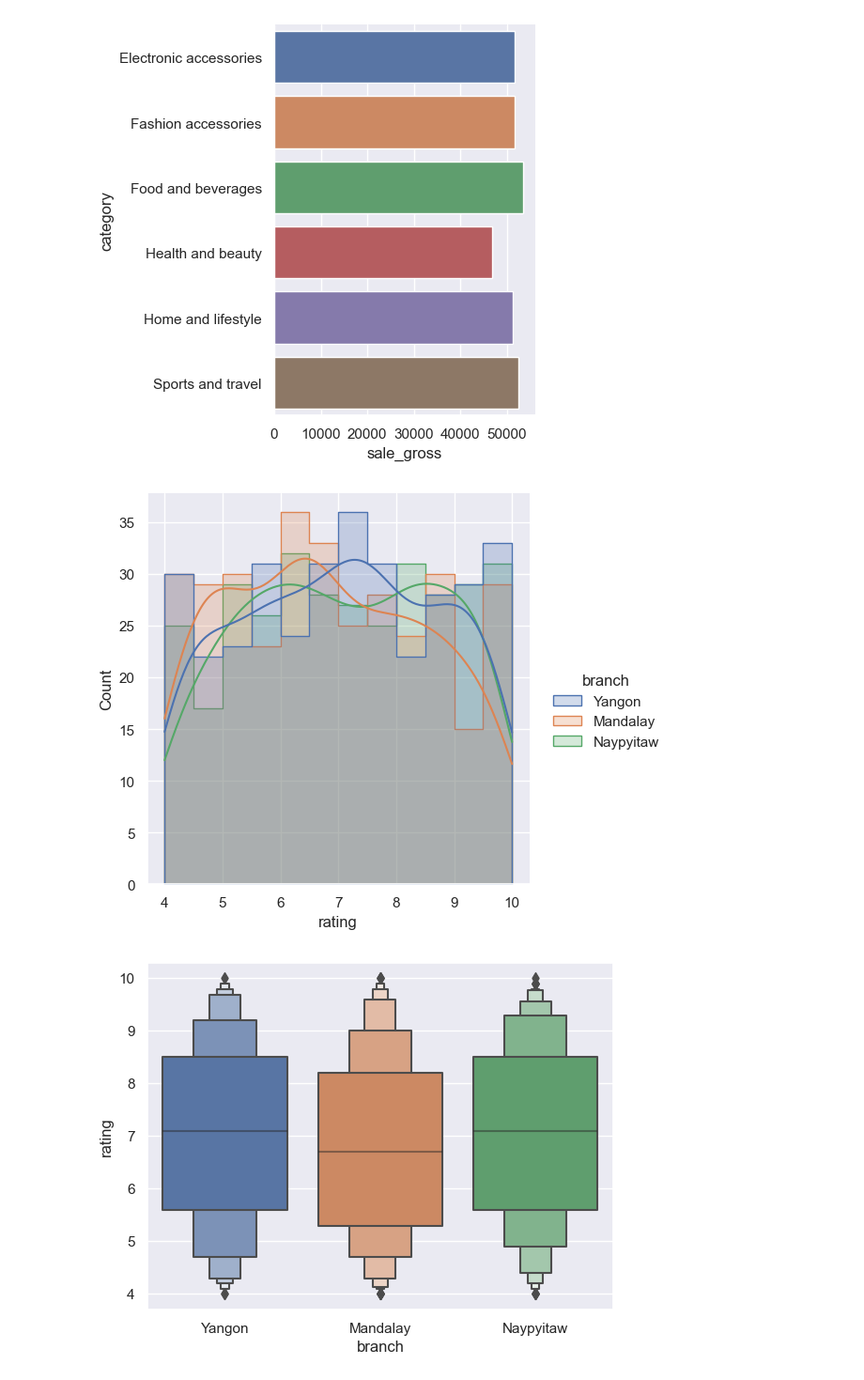
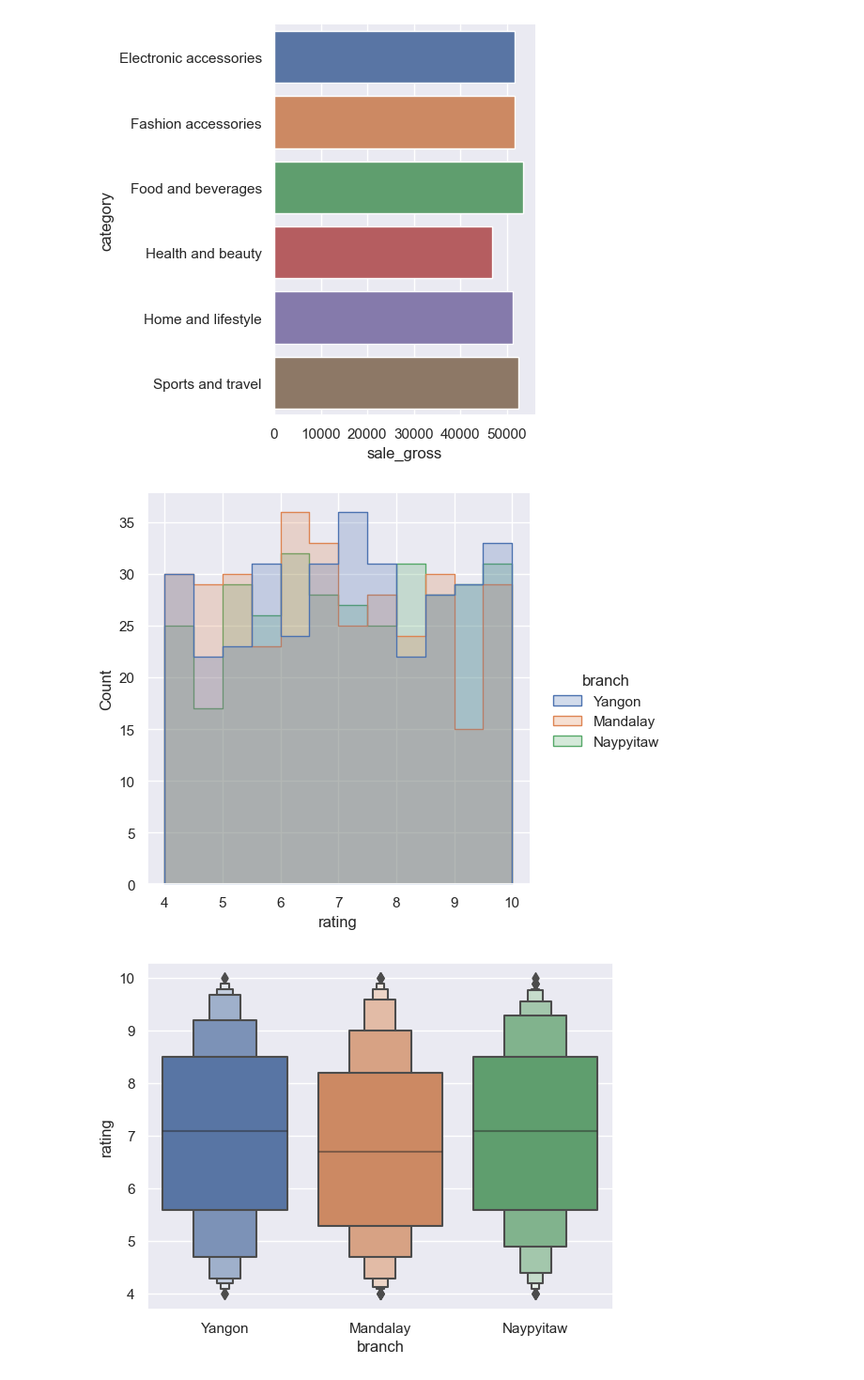
Before and after one commit to zdravoj/data-science-foundations, a Jupyter notebook: Supermarket_Sales/Supermarket_sales_analysis.ipynb, the cells around one changed output. Shown at 94% size. Saved outputs shown, nothing was run; the diff lists cells and outputs as text; code cells hidden in the pictures.

```diff
--- a/Supermarket_Sales/Supermarket_sales_analysis.ipynb
+++ b/Supermarket_Sales/Supermarket_sales_analysis.ipynb
@@ -491,15 +503,14 @@ sns.catplot(
 # %%
 # rating distributions by branch
 sns.displot(
     data= supermarket_data,
     x= 'rating',
     binwidth= 0.5,
     hue= 'branch',
-    element= 'step',
-    kde= True
+    element= 'step'
 );
 # %% [output]
-[figure, old version]
+[figure, new version]
 # %%
 # rating distributions by branch
 sns.boxenplot(
```
Also changed, not shown: parts of 18 cells of this notebook.
